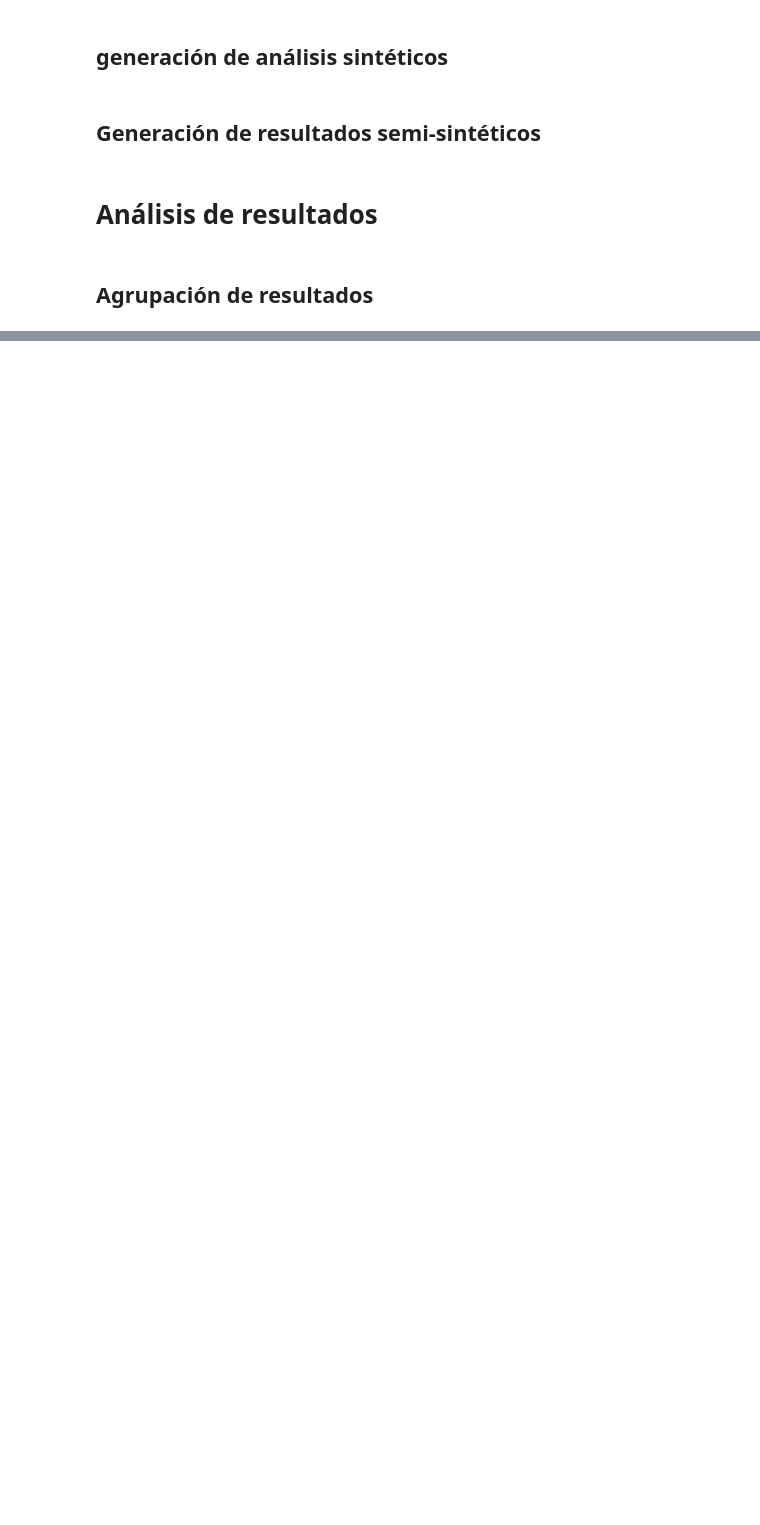
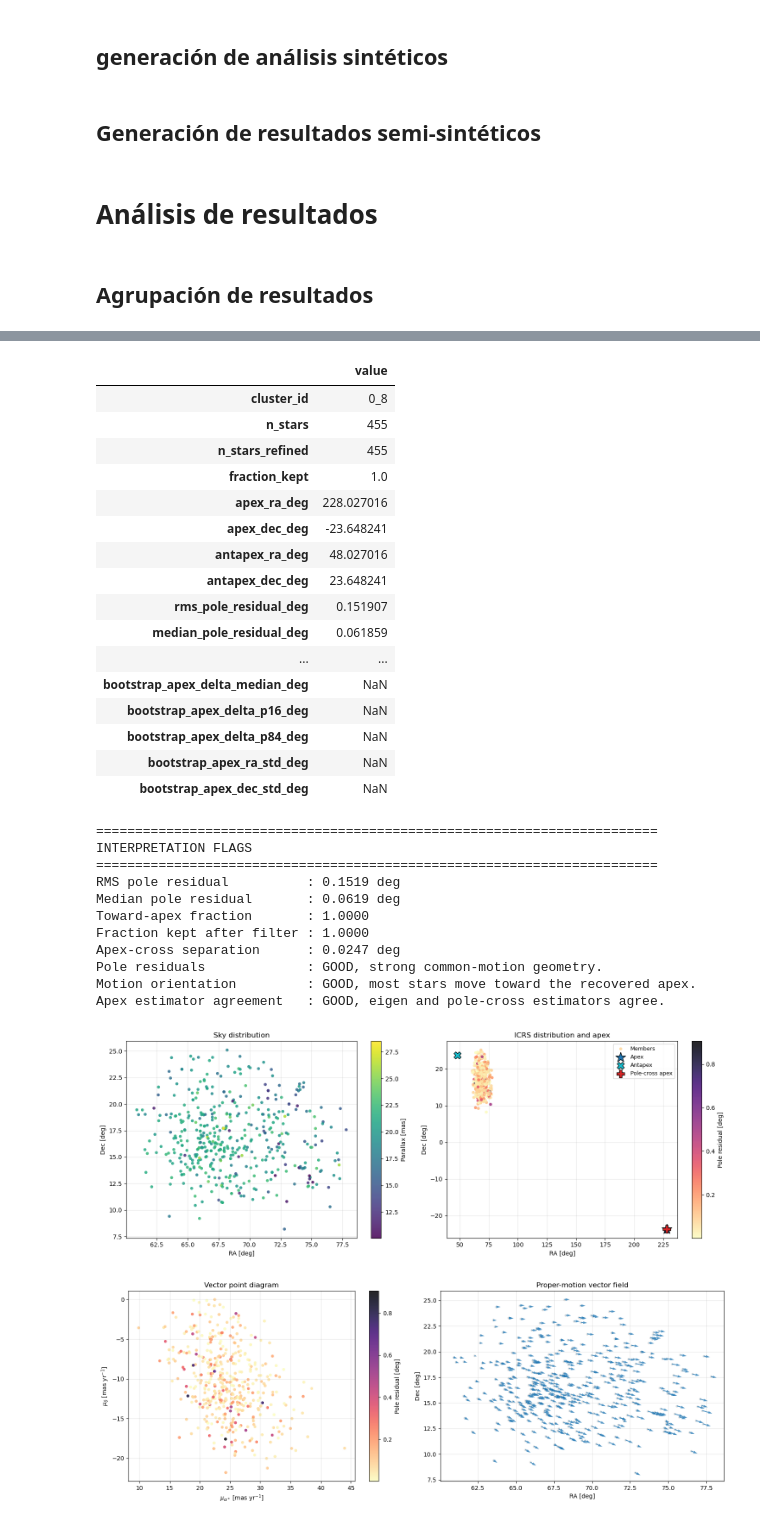
Before and after one commit to nicolasbojacarojas/clusterization_project, a Jupyter notebook: dev/pasantia/simulation_comparison/comparison.ipynb, the cells around one changed output, grey strips where cells are left out. Saved outputs shown, nothing was run; the diff lists cells and outputs as text; code cells hidden in the pictures; blank space fills up the shorter version.

```diff
--- a/dev/pasantia/simulation_comparison/comparison.ipynb
+++ b/dev/pasantia/simulation_comparison/comparison.ipynb
@@ -596,3 +808,9 @@ Returned objects
 summary_df : global validation metrics
 df_diag    : star-by-star diagnostic table
 boot_df    : bootstrap apex table
+# %%
+summary_df, df_diag, boot_df = show_cluster_validation_products_icrs(
+    result_hyades_semisintetico_apex_solar["cluster_result"],
+    bootstrap_n=500,
+)
+# %% [output]
@@ -598,0 +820,30 @@ boot_df    : bootstrap apex table
+|  | value |
+| cluster_id | 0_8 |
+| n_stars | 455 |
+| n_stars_refined | 455 |
+| fraction_kept | 1.0 |
+| apex_ra_deg | 228.027016 |
+| apex_dec_deg | -23.648241 |
+| antapex_ra_deg | 48.027016 |
+| antapex_dec_deg | 23.648241 |
+| rms_pole_residual_deg | 0.151907 |
+| median_pole_residual_deg | 0.061859 |
+| ... | ... |
+| bootstrap_apex_delta_median_deg | NaN |
+| bootstrap_apex_delta_p16_deg | NaN |
+| bootstrap_apex_delta_p84_deg | NaN |
+| bootstrap_apex_ra_std_deg | NaN |
+| bootstrap_apex_dec_std_deg | NaN |
+========================================================================
+INTERPRETATION FLAGS
+========================================================================
+RMS pole residual          : 0.1519 deg
+Median pole residual       : 0.0619 deg
+Toward-apex fraction       : 1.0000
+Fraction kept after filter : 1.0000
+Apex-cross separation      : 0.0247 deg
+Pole residuals             : GOOD, strong common-motion geometry.
+Motion orientation         : GOOD, most stars move toward the recovered apex.
+Apex estimator agreement   : GOOD, eigen and pole-cross estimators agree.
+[figure, added]
+[figure, added]
```
Also changed, not shown: parts of 21 cells of this notebook, 2 other files.
